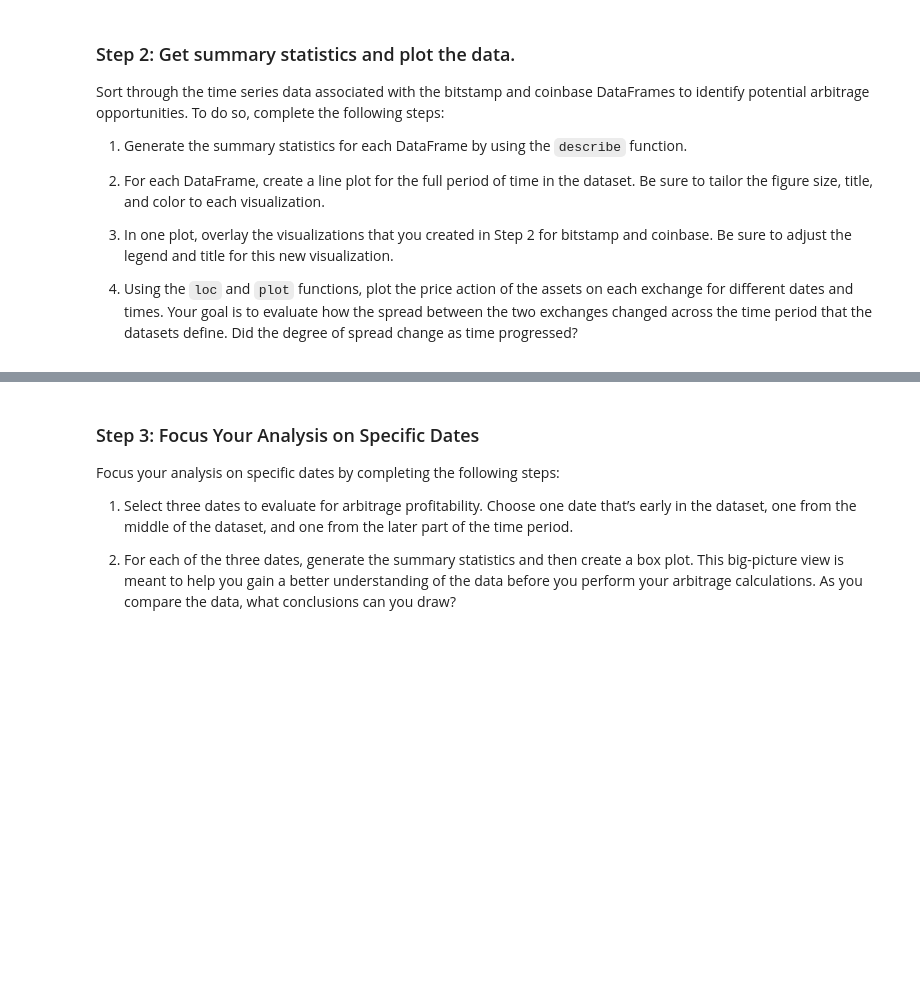
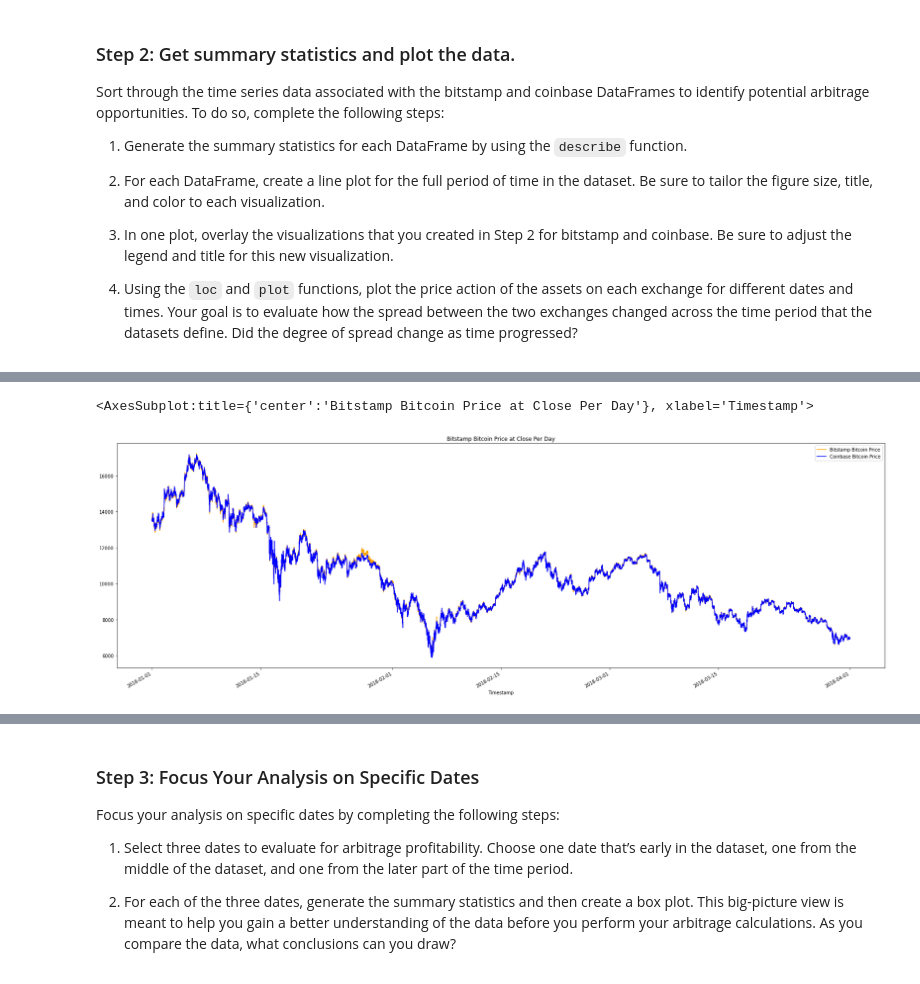
Before and after one commit to jkang1990amg/Challenge-3-Crypo-Arbitrage, a Jupyter notebook: crypto_arbitrage.ipynb, the cells around one changed output, grey strips where cells are left out. Drawn from its saved outputs; the diff is of its cells as text; code cells hidden in the pictures; blank space fills up the shorter version.

```diff
--- a/crypto_arbitrage.ipynb
+++ b/crypto_arbitrage.ipynb
@@ -307,8 +333,12 @@ Sort through the time series data associated with the bitstamp and coinbase Data
 # %%
 # Overlay the visualizations for the bitstamp and coinbase DataFrames in one plot
 # The plot should visualize the prices over the full lenth of the dataset
 # Be sure to include the parameters: legend, figure size, title, and color and label
-# YOUR CODE HERE
+bitstamp_sliced.plot(legend = True, figsize = (30, 10), title = "Bitstamp Bitcoin Price at Close Per Day", color = "orange", label = "Bitstamp Bitcoin Price")
+coinbase_sliced.plot(legend = True, figsize = (30, 10), color = "blue", label = "Coinbase Bitcoin Price")
+# %% [output]
+<AxesSubplot:title={'center':'Bitstamp Bitcoin Price at Close Per Day'}, xlabel='Timestamp'>
+[figure, added]
 # %%
 # Using the loc and plot functions, create an overlay plot that visualizes
 # the price action of both DataFrames for a one month period early in the dataset
```
Also changed, not shown: parts of 8 cells of this notebook, 1 other file.
